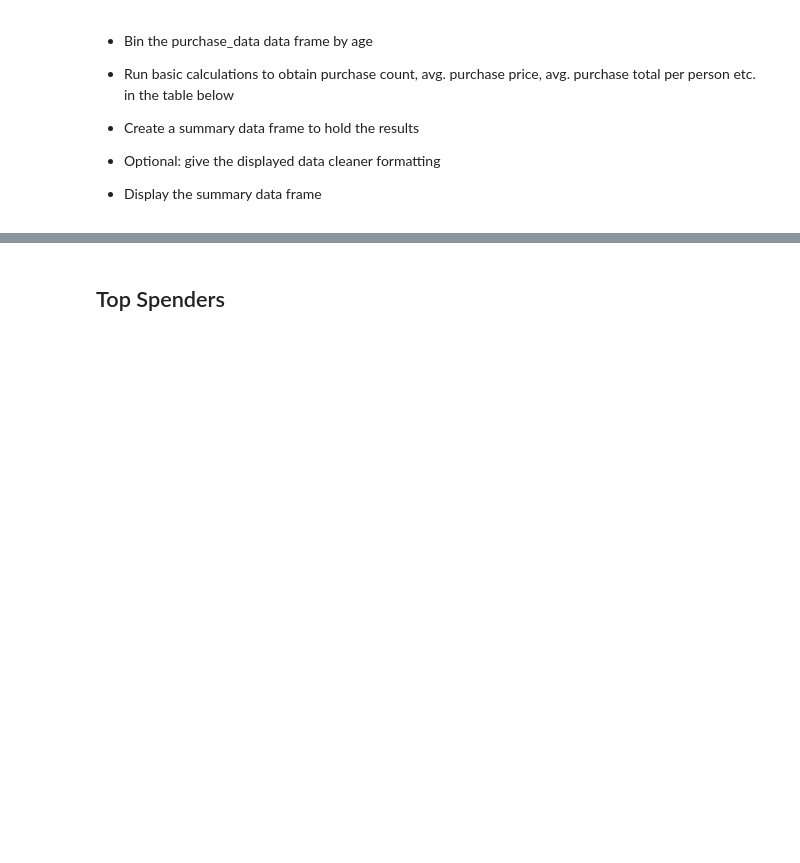
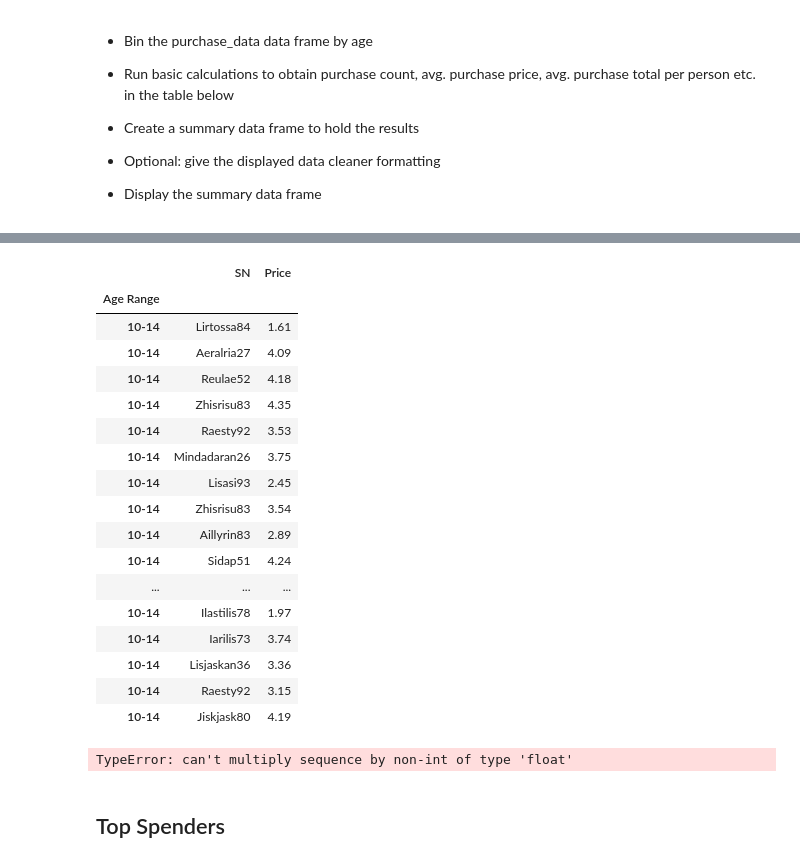
Before and after one commit to msckat11/pandas-challenge, a Jupyter notebook: HeroesOfPymoli/HeroesOfPymoli_starter.ipynb, the cells around one changed output, grey strips where cells are left out. Cells and saved outputs as stored; diff of their text form; code cells hidden in the pictures; blank space fills up the shorter version.

Commit message:
completed through avg total purch per person in age purchase analysis section

```diff
--- a/HeroesOfPymoli/HeroesOfPymoli_starter.ipynb
+++ b/HeroesOfPymoli/HeroesOfPymoli_starter.ipynb
@@ -467,3 +511,73 @@ forty_plus = age_range_count.iloc[7,0]
+# %%
+#Grab only the SN, Price, and Age Range categories
+age_pp_SN = purchase_copy[["SN", "Price", "Age Range"]]
+#Print to check results
+# age_pp_SN
+# %%
+#Set index to "Age Range"
+age_pp_unique = age_pp_SN.set_index("Age Range")
+# age_pp_unique
+# %%
+# Grab each category from previous dataframe
+unique_under_ten = age_pp_unique.loc["<10", :]
+unique_ten_fourtn = age_pp_unique.loc["10-14", :]
+unique_fiftn_ninetn = age_pp_unique.loc["15-19", :]
+unique_twenty_twfour = age_pp_unique.loc["20-24", :]
+unique_twfive_twnine = age_pp_unique.loc["25-29", :]
+unique_thirty_thfour = age_pp_unique.loc["30-34", :]
+unique_thfive_thnine = age_pp_unique.loc["35-39", :]
+unique_forty_plus = age_pp_unique.loc["40+", :]
+# %% [output]
+|  | SN | Price |
+| Age Range |  |  |
+| 10-14 | Lirtossa84 | 1.61 |
+| 10-14 | Aeralria27 | 4.09 |
+| 10-14 | Reulae52 | 4.18 |
+| 10-14 | Zhisrisu83 | 4.35 |
+| 10-14 | Raesty92 | 3.53 |
+| 10-14 | Mindadaran26 | 3.75 |
+| 10-14 | Lisasi93 | 2.45 |
+| 10-14 | Zhisrisu83 | 3.54 |
+| 10-14 | Aillyrin83 | 2.89 |
+| 10-14 | Sidap51 | 4.24 |
+| ... | ... | ... |
+| 10-14 | Ilastilis78 | 1.97 |
+| 10-14 | Iarilis73 | 3.74 |
+| 10-14 | Lisjaskan36 | 3.36 |
+| 10-14 | Raesty92 | 3.15 |
+| 10-14 | Jiskjask80 | 4.19 |
+# %%
+#Find Average Purchase Total Per Person by Age Range
+
+# Group by the user screen name
+under_ten_grp = unique_under_ten.groupby(["SN"])
+# Find the sum of each screen name's purchases & round to two decimals
+under_ten_ppsum = under_ten_grp.sum().round(2)
+
+
+# #Repeat for all age ranges
+ten_fourtn_grp = unique_ten_fourtn.groupby(["SN"])
+ten_fourtn_ppsum = unique_ten_fourtn.sum().round(2)
+
+# fiftn_ninetn_grp = unique_fiftn_ninetn.groupby(["SN"])
+# fiftn_ninetn_ppsum = unique_fiftn_ninetn.sum().round(2)
+
+# ten_fourtn_grp = unique_ten_fourtn.groupby(["SN"])
+# ten_fourtn_ppsum = unique_fiftn_ninetn.sum().round(2)
+
+# ten_fourtn_grp = unique_ten_fourtn.groupby(["SN"])
+# ten_fourtn_ppsum = unique_fiftn_ninetn.sum().round(2)
+
+# ten_fourtn_grp = unique_ten_fourtn.groupby(["SN"])
+# ten_fourtn_ppsum = unique_fiftn_ninetn.sum().round(2)
+
+# ten_fourtn_grp = unique_ten_fourtn.groupby(["SN"])
+# ten_fourtn_ppsum = unique_fiftn_ninetn.sum().round(2)
+
+# ten_fourtn_grp = unique_ten_fourtn.groupby(["SN"])
+# ten_fourtn_ppsum = unique_fiftn_ninetn.sum().round(2)
+# %% [output]
+TypeError: can't multiply sequence by non-int of type 'float'
 # %% [markdown]
 ## Top Spenders
 # %% [markdown]
```
Also changed, not shown: parts of 7 cells of this notebook.
